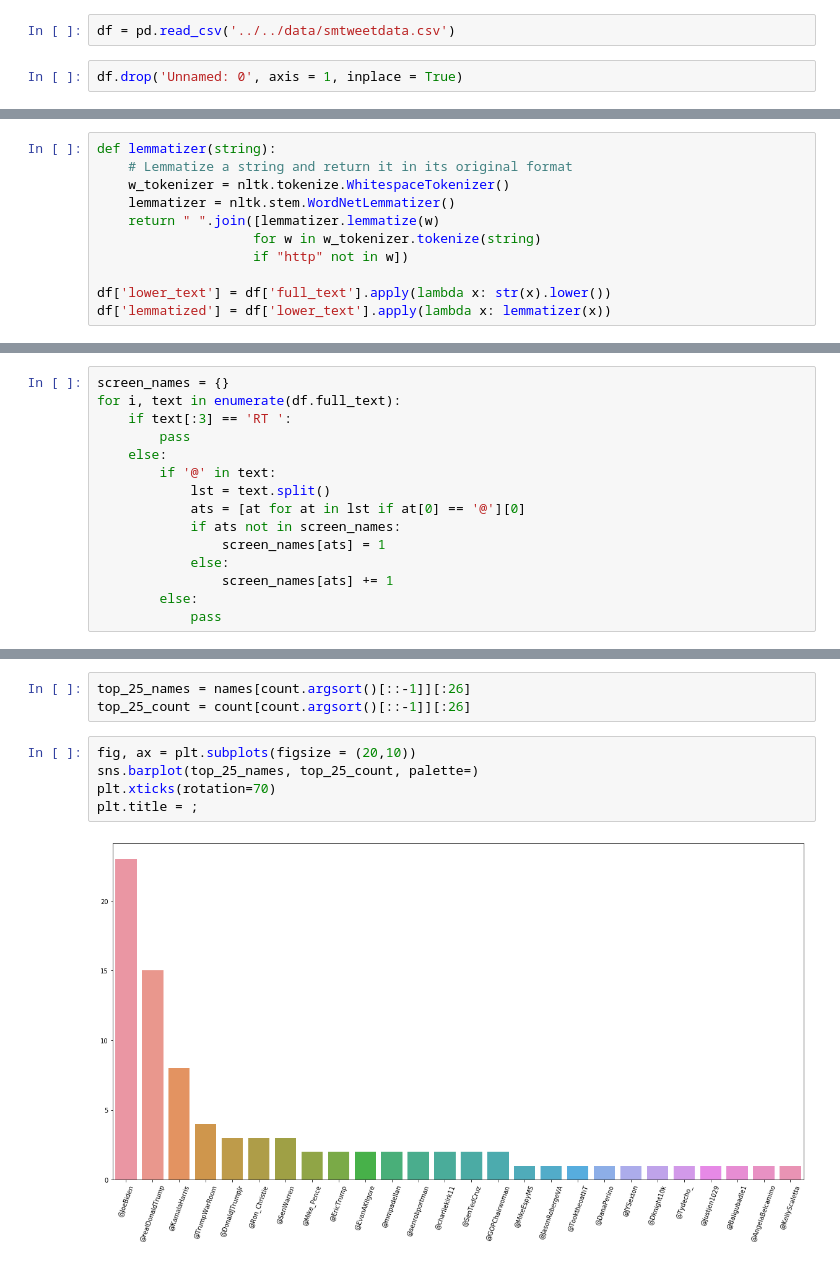
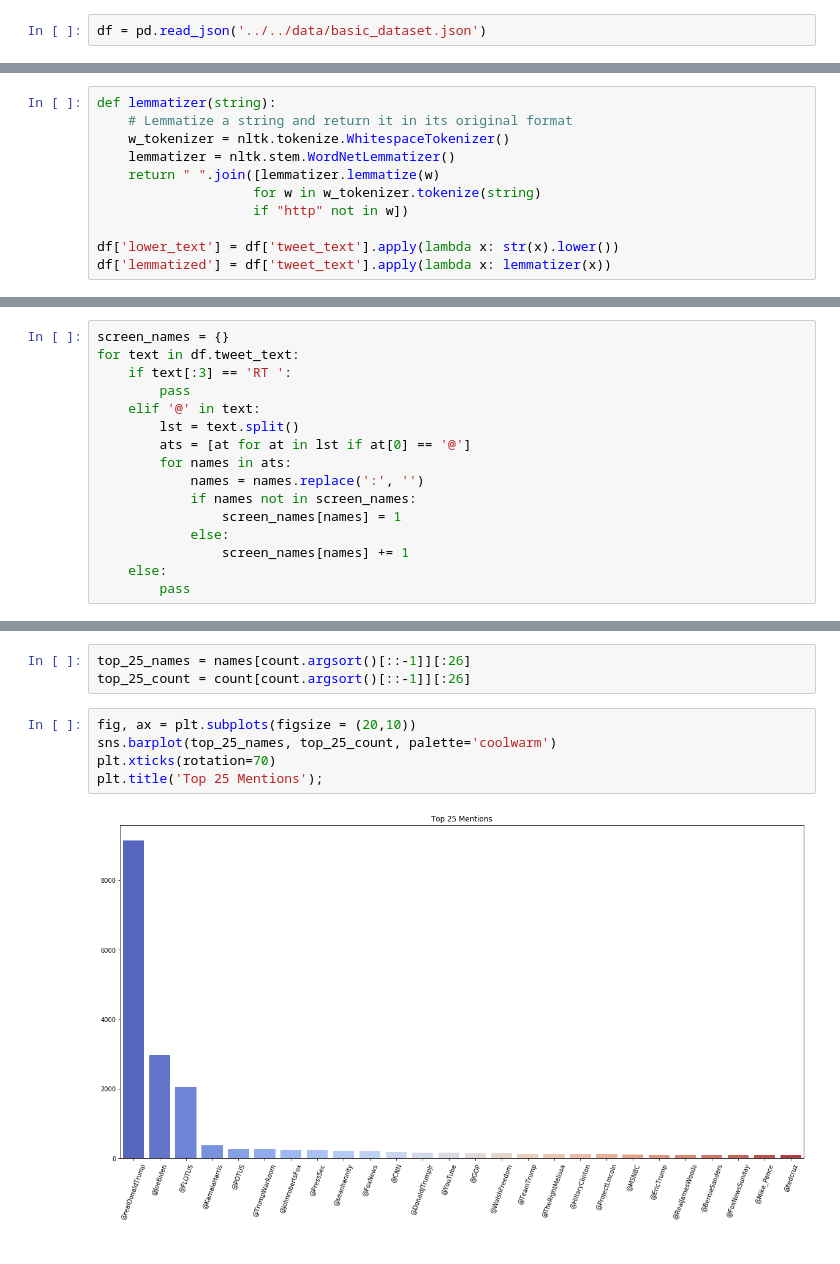
Before and after one commit to cjholcomb/paranormal-distribution, a Jupyter notebook: notebooks/Heathers_twitter.ipynb, the cells around one changed output, grey strips where cells are left out. Saved outputs shown, nothing was run; the diff lists cells and outputs as text.

Commit message:
continued looking at mentions

```diff
--- a/notebooks/Heathers_twitter.ipynb
+++ b/notebooks/Heathers_twitter.ipynb
@@ -45,6 +45,4 @@ import random
 
 import json
 # %%
-df = pd.read_csv('../../data/smtweetdata.csv')
+df = pd.read_json('../../data/basic_dataset.json')
-# %%
-df.drop('Unnamed: 0', axis = 1, inplace = True)
@@ -57,8 +64,8 @@ def lemmatizer(string):
                     for w in w_tokenizer.tokenize(string)
                     if "http" not in w])
 
-df['lower_text'] = df['full_text'].apply(lambda x: str(x).lower())
-df['lemmatized'] = df['lower_text'].apply(lambda x: lemmatizer(x))
+df['lower_text'] = df['tweet_text'].apply(lambda x: str(x).lower())
+df['lemmatized'] = df['tweet_text'].apply(lambda x: lemmatizer(x))
 # %%
 tweets = df.lemmatized.values
 # %%
@@ -184,16 +194,17 @@ lemmatized
 # d = json.loads(json_acceptable_string)
 # %%
 screen_names = {}
-for i, text in enumerate(df.full_text):
+for text in df.tweet_text:
     if text[:3] == 'RT ':
         pass
+    elif '@' in text:
+        lst = text.split()
+        ats = [at for at in lst if at[0] == '@']
+        for names in ats:
+            names = names.replace(':', '')
+            if names not in screen_names:
+                screen_names[names] = 1
+            else:
+                screen_names[names] += 1
     else:
-        if '@' in text:
-            lst = text.split()
-            ats = [at for at in lst if at[0] == '@'][0]
-            if ats not in screen_names:
-                screen_names[ats] = 1
-            else:
-                screen_names[ats] += 1
-        else:
-            pass
+        pass
@@ -211,8 +236,8 @@ top_25_names = names[count.argsort()[::-1]][:26]
 top_25_count = count[count.argsort()[::-1]][:26]
 # %%
 fig, ax = plt.subplots(figsize = (20,10))
-sns.barplot(top_25_names, top_25_count, palette=)
+sns.barplot(top_25_names, top_25_count, palette='coolwarm')
 plt.xticks(rotation=70)
-plt.title = ;
+plt.title('Top 25 Mentions');
 # %% [output]
-[figure, old version]
+[figure, new version]
```
Also changed, not shown: parts of 18 cells of this notebook.
